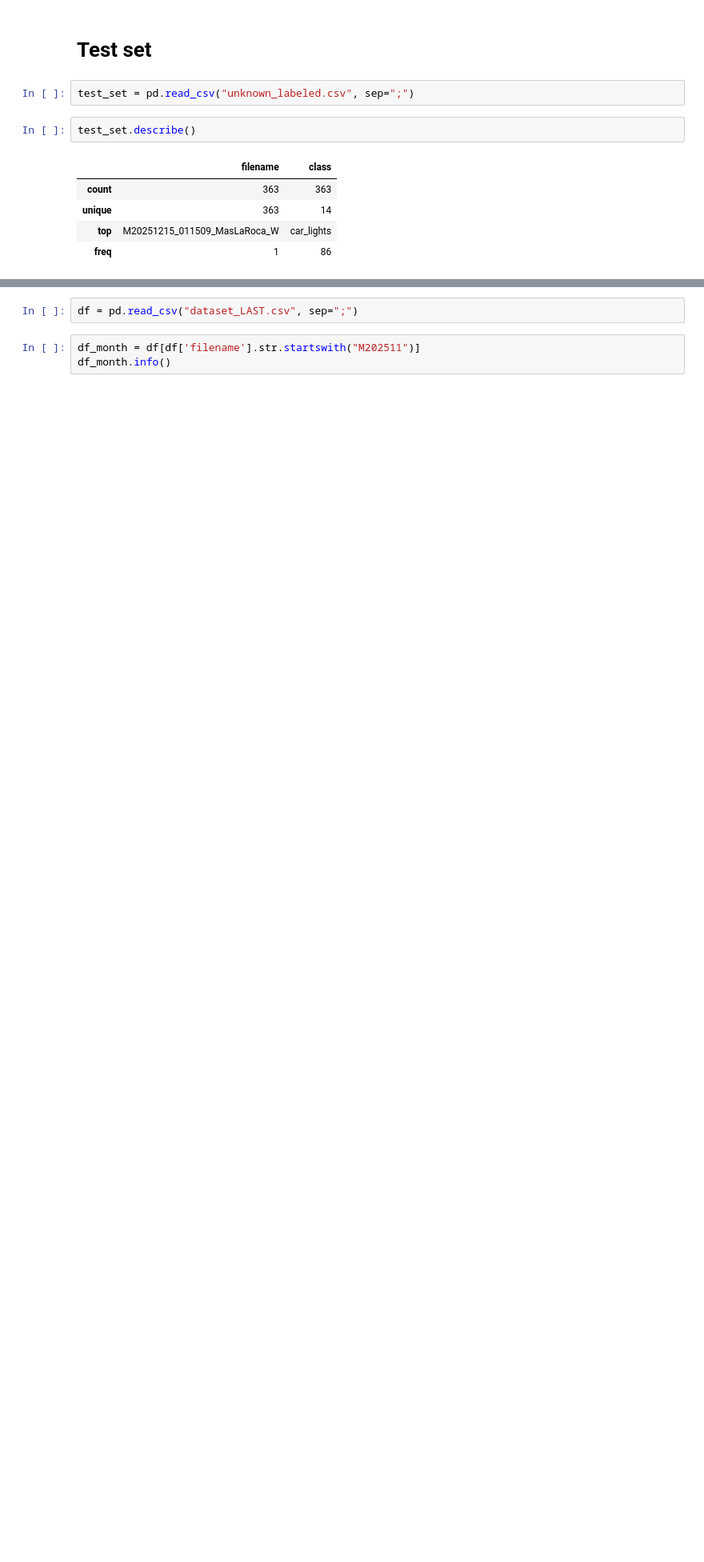
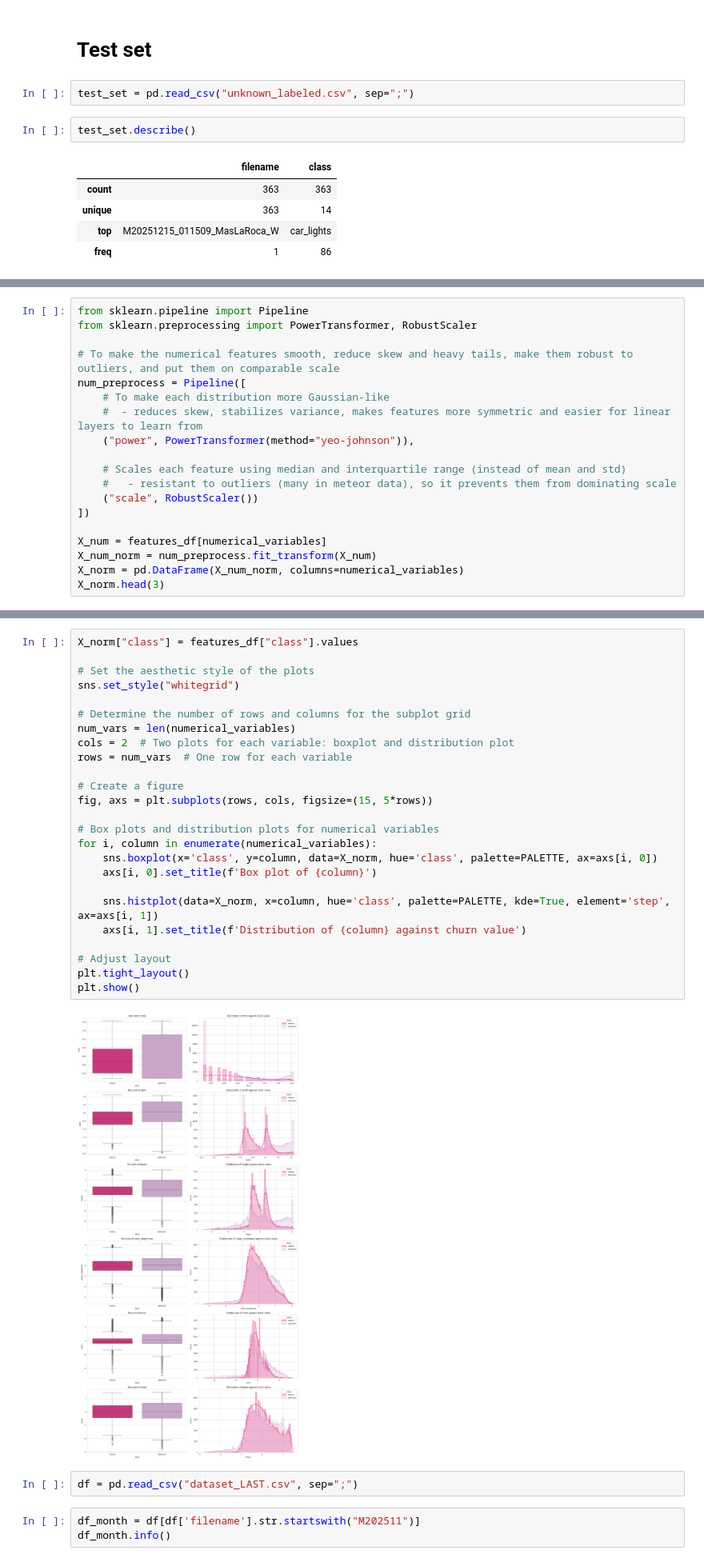
Before and after one commit to aurorapujols/treball-final-de-grau, a Jupyter notebook: notebooks/temp.ipynb, the cells around one changed output, grey strips where cells are left out. Shown at 80% size. Cells and saved outputs as stored; diff of their text form; blank space fills up the shorter version.

```diff
--- a/notebooks/temp.ipynb
+++ b/notebooks/temp.ipynb
@@ -256,0 +123,19 @@ plt.show()
+# %%
+from sklearn.pipeline import Pipeline
+from sklearn.preprocessing import PowerTransformer, RobustScaler
+
+# To make the numerical features smooth, reduce skew and heavy tails, make them robust to outliers, and put them on comparable scale
+num_preprocess = Pipeline([
+    # To make each distribution more Gaussian-like
+    #  - reduces skew, stabilizes variance, makes features more symmetric and easier for linear layers to learn from
+    ("power", PowerTransformer(method="yeo-johnson")),
+
+    # Scales each feature using median and interquartile range (instead of mean and std)
+    #   - resistant to outliers (many in meteor data), so it prevents them from dominating scale
+    ("scale", RobustScaler())
+])
+
+X_num = features_df[numerical_variables]
+X_num_norm = num_preprocess.fit_transform(X_num)
+X_norm = pd.DataFrame(X_num_norm, columns=numerical_variables)
+X_norm.head(3)
@@ -257,3 +147,30 @@ plt.show()
+# %%
+X_norm["class"] = features_df["class"].values
+
+# Set the aesthetic style of the plots
+sns.set_style("whitegrid")
+
+# Determine the number of rows and columns for the subplot grid
+num_vars = len(numerical_variables)
+cols = 2  # Two plots for each variable: boxplot and distribution plot
+rows = num_vars  # One row for each variable
+
+# Create a figure
+fig, axs = plt.subplots(rows, cols, figsize=(15, 5*rows))
+
+# Box plots and distribution plots for numerical variables
+for i, column in enumerate(numerical_variables):
+    sns.boxplot(x='class', y=column, data=X_norm, hue='class', palette=PALETTE, ax=axs[i, 0])
+    axs[i, 0].set_title(f'Box plot of {column}')
+
+    sns.histplot(data=X_norm, x=column, hue='class', palette=PALETTE, kde=True, element='step', ax=axs[i, 1])
+    axs[i, 1].set_title(f'Distribution of {column} against churn value')
+
+# Adjust layout
+plt.tight_layout()
+plt.show()
+# %% [output]
+[figure, added]
 # %%
 df = pd.read_csv("dataset_LAST.csv", sep=";")
 # %%
```
Also changed, not shown: parts of 5 cells of this notebook, 36 other files.
